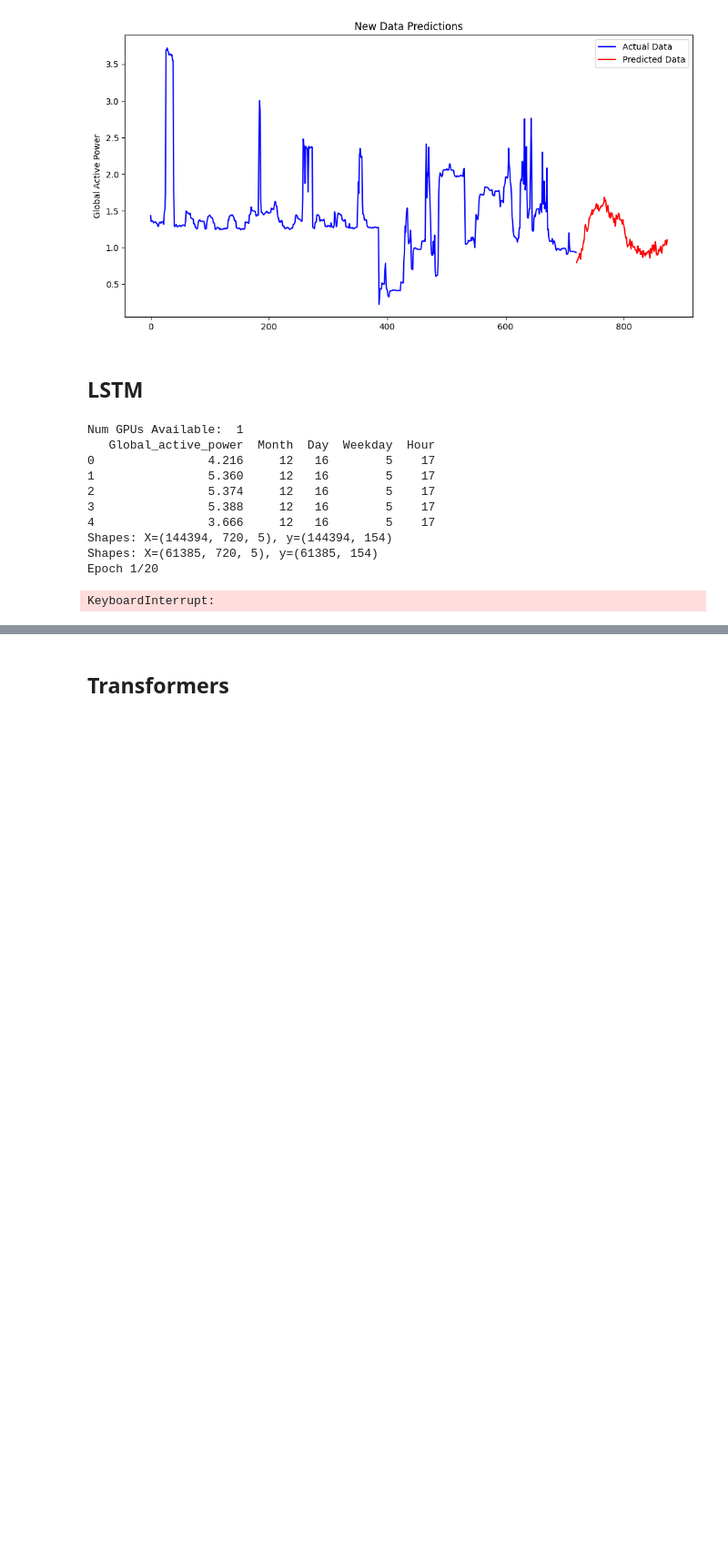
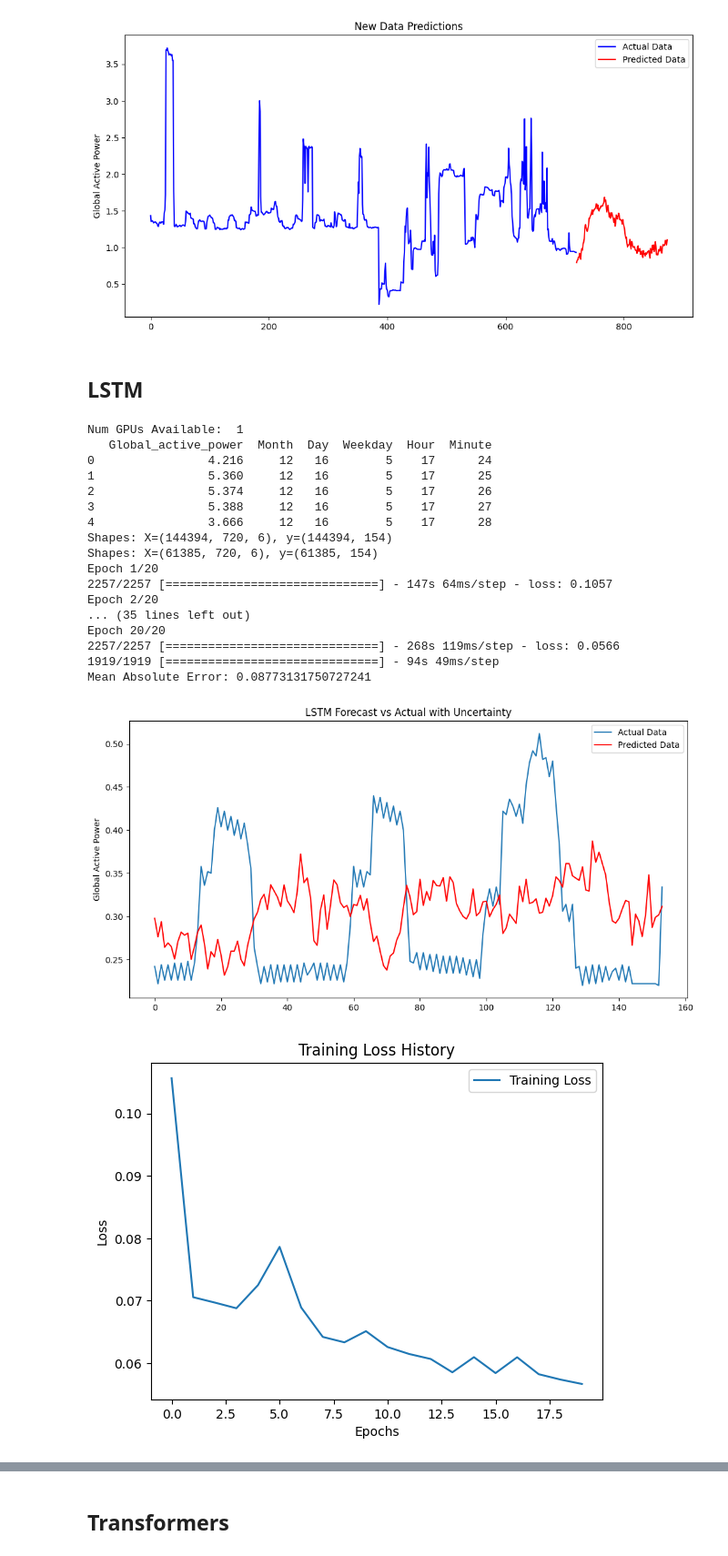
Before and after one commit to Ozziehman/Energiescan, a Jupyter notebook: household_power_consumption_models.ipynb, the cells around one changed output, grey strips where cells are left out. Shown at 91% size. Saved outputs shown, nothing was run; the diff lists cells and outputs as text; code cells hidden in the pictures; blank space fills up the shorter version.

```diff
--- a/household_power_consumption_models.ipynb
+++ b/household_power_consumption_models.ipynb
@@ -551,7 +551,7 @@ df_LSTM = pd.read_csv('core/static/data/household_power_consumption_processed.cs
 subset_df = df_LSTM.head(int(len(df_LSTM) * 0.1))
 
 # Keep 'Datetime' as a feature
-df_LSTM = subset_df[['Global_active_power', 'Month', 'Day', 'Weekday', 'Hour']]
+df_LSTM = subset_df[['Global_active_power', 'Month', 'Day', 'Weekday', 'Hour', 'Minute']]
 print(df_LSTM.head())
 # Split the data
 split_ratio = 0.7
@@ -605,42 +605,50 @@ y_pred = model.predict(X_test)
 y_test_reshaped = y_test.reshape(-1, 1)
 y_pred_reshaped = y_pred.reshape(-1, 1)
 
 dummy_features = np.zeros((y_test_reshaped.shape[0], train_scaled.shape[1] - 1))
 
 y_test_inv = scaler.inverse_transform(np.concatenate((y_test_reshaped, dummy_features), axis=1))[:, 0]
 y_pred_inv = scaler.inverse_transform(np.concatenate((y_pred_reshaped, dummy_features), axis=1))[:, 0]
 
 mae = np.mean(np.abs(y_test_inv[:n_ahead_prediction] - y_pred_inv[:n_ahead_prediction]))
 print(f'Mean Absolute Error: {mae}')
 
 # Plotting
 plt.figure(figsize=(12, 6))
 plt.plot(y_test_inv[:n_ahead_prediction], label='Actual Data')
 plt.plot(y_pred_inv[:n_ahead_prediction], label='Predicted Data', color='red')
 
 plt.title('LSTM Forecast vs Actual with Uncertainty')
 plt.ylabel('Global Active Power')
 plt.legend()
 plt.show()
 
 plt.plot(history.history['loss'], label='Training Loss')
 plt.title('Training Loss History')
 plt.xlabel('Epochs')
 plt.ylabel('Loss')
 plt.legend()
 plt.show()
 # %% [output]
 Num GPUs Available:  1
-   Global_active_power  Month  Day  Weekday  Hour
-0                4.216     12   16        5    17
-1                5.360     12   16        5    17
-2                5.374     12   16        5    17
-3                5.388     12   16        5    17
-4                3.666     12   16        5    17
-Shapes: X=(144394, 720, 5), y=(144394, 154)
-Shapes: X=(61385, 720, 5), y=(61385, 154)
+   Global_active_power  Month  Day  Weekday  Hour  Minute
+0                4.216     12   16        5    17      24
+1                5.360     12   16        5    17      25
+2                5.374     12   16        5    17      26
+3                5.388     12   16        5    17      27
+4                3.666     12   16        5    17      28
+Shapes: X=(144394, 720, 6), y=(144394, 154)
+Shapes: X=(61385, 720, 6), y=(61385, 154)
 Epoch 1/20
+2257/2257 [==============================] - 147s 64ms/step - loss: 0.1057
+Epoch 2/20
+... (35 lines left out)
+Epoch 20/20
+2257/2257 [==============================] - 268s 119ms/step - loss: 0.0566
+1919/1919 [==============================] - 94s 49ms/step
+Mean Absolute Error: 0.08773131750727241
-KeyboardInterrupt:
+[figure, added]
+[figure, added]
 # %%
 def create_new_sequences(data, seq_length):
     X = []
```
Also changed, not shown: parts of 1 cell of this notebook, 3 other files.
